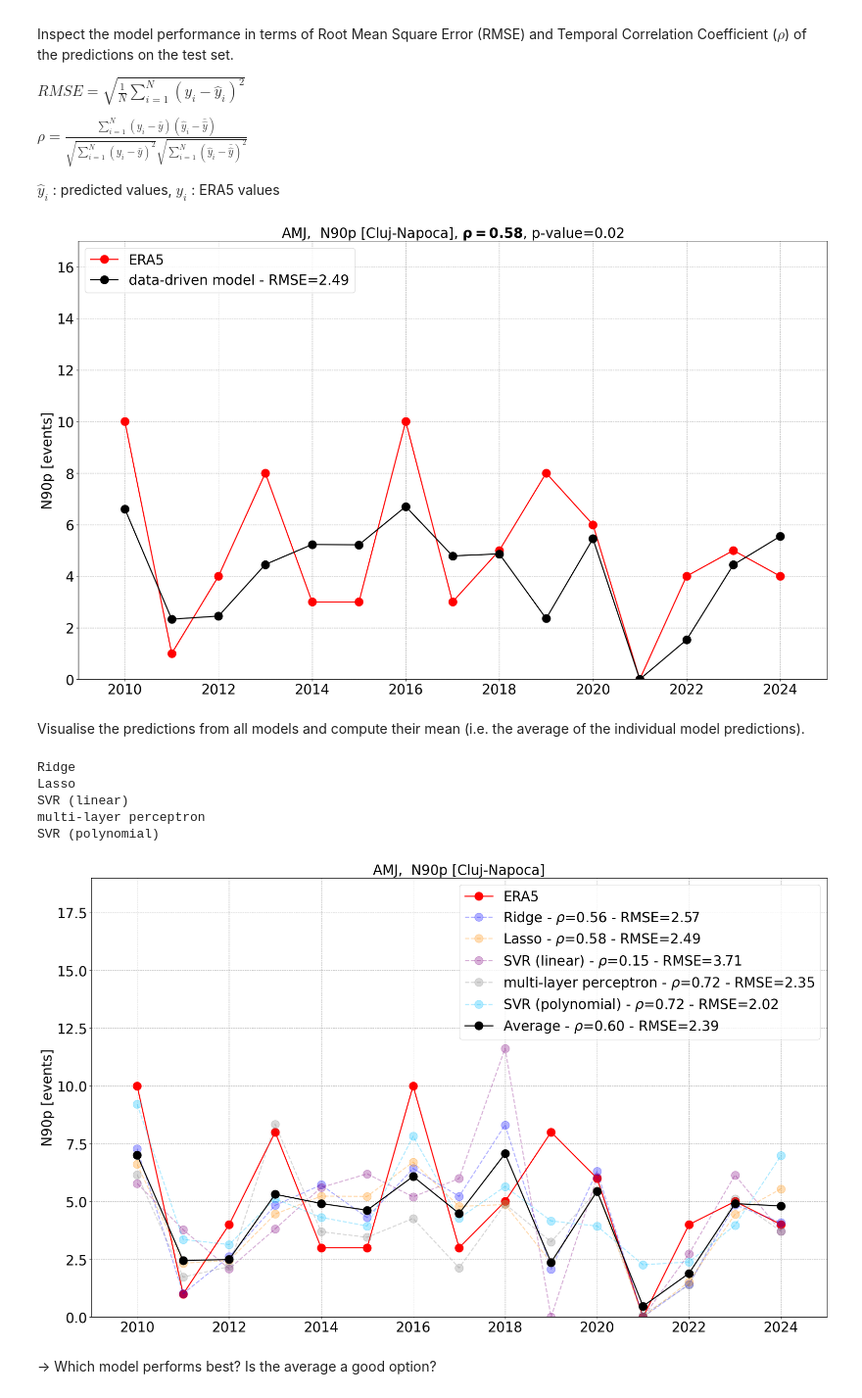
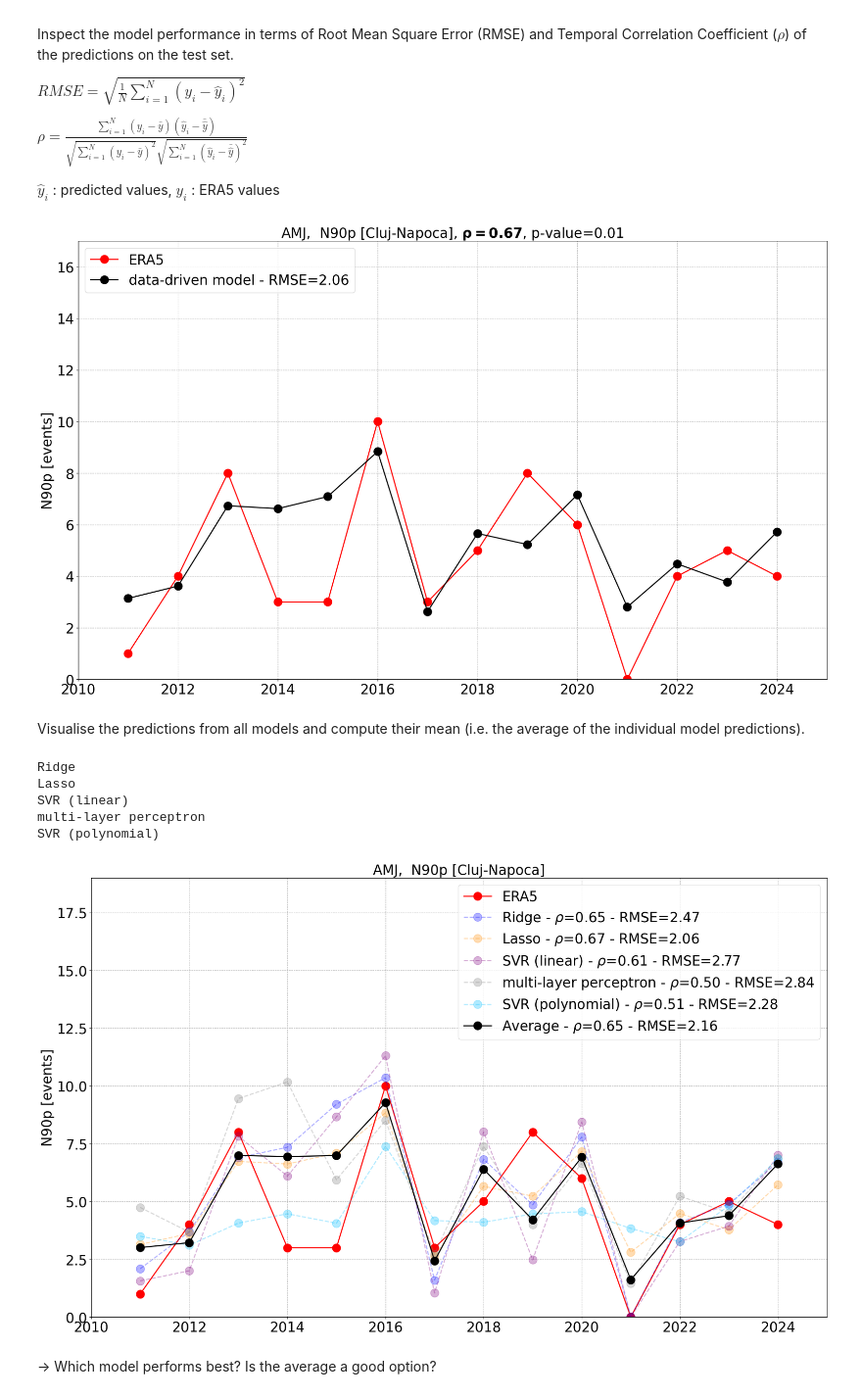
Before and after one commit to eugeniofella/SCEWERO-EPE, a Jupyter notebook: DDEPE-SF_Training/3_EPE-seasonal-forecast.ipynb, the cells around one changed output. Shown at 98% size. Cells and saved outputs as stored; diff of their text form; code cells hidden in the pictures.

```diff
--- a/DDEPE-SF_Training/3_EPE-seasonal-forecast.ipynb
+++ b/DDEPE-SF_Training/3_EPE-seasonal-forecast.ipynb
@@ -132,7 +132,7 @@ Train the model on the training set and, once trained, use it to generate predic
 # %%
 # define the training period
 first_train = "1941-03-17"
-last_train = "2010-03-17"
+last_train = "2011-03-17"
 # %%
 # call the function for training the model and run the forecast
 preds = forecast(target_dataset, first_train, last_train, sols_best, dd_model_widget.value, pred_dataframe)
@@ -187,7 +187,7 @@ ax.legend(loc='upper left', fontsize=25)
 ax.set_xlabel('', fontsize=25)
 ax.set_ylabel('N{}p [events]'.format(int(quantile*100)), fontsize=25)
 ax.set_ylim(0,17)
-ax.set_xlim(2009,2025)
+ax.set_xlim(2010,2025)
 ax.tick_params(axis='y', labelsize=25)
 ax.tick_params(axis='x', labelsize=25)
 ax.set_title('AMJ,  N{}p [{}], $\\mathbf{{\\rho = {:.2f}}}$, p-value={:.2f}'.format(int(quantile*100), region, corr.statistic, corr.pvalue), fontsize=25)
@@ -196,7 +196,7 @@ ax.grid(ls='--')
 # Show the plot
 plt.show()
 # %% [output]
-[figure, old version]
+[figure, new version]
 # %% [markdown]
 Visualise the predictions from all models and compute their mean (i.e. the average of the individual model predictions).
 # %%
@@ -257,34 +257,34 @@ for i in range(len(dd_model_list)):
 
 rmse_forecast_avg  = np.sqrt(mean_squared_error(Y_test[init::time_step],Y_pred_avg[init::time_step]/len(dd_model_list)))
 corr_avg =sp.pearsonr(Y_test[init::time_step],Y_pred_avg[init::time_step]/len(dd_model_list))
 
 ax.plot(
 pd.to_datetime(Y_pred_avg.index[init::time_step]).year,
 Y_pred_avg[init::time_step]/len(dd_model_list),
 color = 'black', marker='o', ms=15,
 label='{} - $\\rho$={:.2f} - RMSE={:.2f}'.format('Average', corr_avg.statistic[0], rmse_forecast_avg),
 linewidth=2, alpha = 1, ls='-'
 )
 
 
 ax.legend(loc='upper right', fontsize=25)
 ax.set_xlabel('', fontsize=25)
 ax.set_ylabel('N{}p [events]'.format(int(quantile*100)), fontsize=25)
 ax.set_ylim(0,19)
-ax.set_xlim(2009,2025)
+ax.set_xlim(2010,2025)
 ax.tick_params(axis='y', labelsize=25)
 ax.tick_params(axis='x', labelsize=25)
 ax.set_title('AMJ,  N{}p [{}]'.format(int(quantile*100), region), fontsize=25)
 ax.grid(ls='--')
 
 # Show the plot
 plt.show()
 # %% [output]
 Ridge
 Lasso
 SVR (linear)
 multi-layer perceptron
 SVR (polynomial)
-[figure, old version]
+[figure, new version]
 # %% [markdown]
 -> Which model performs best? Is the average a good option?
```
Also changed, not shown: parts of 1 cell of this notebook, 23 other files.
